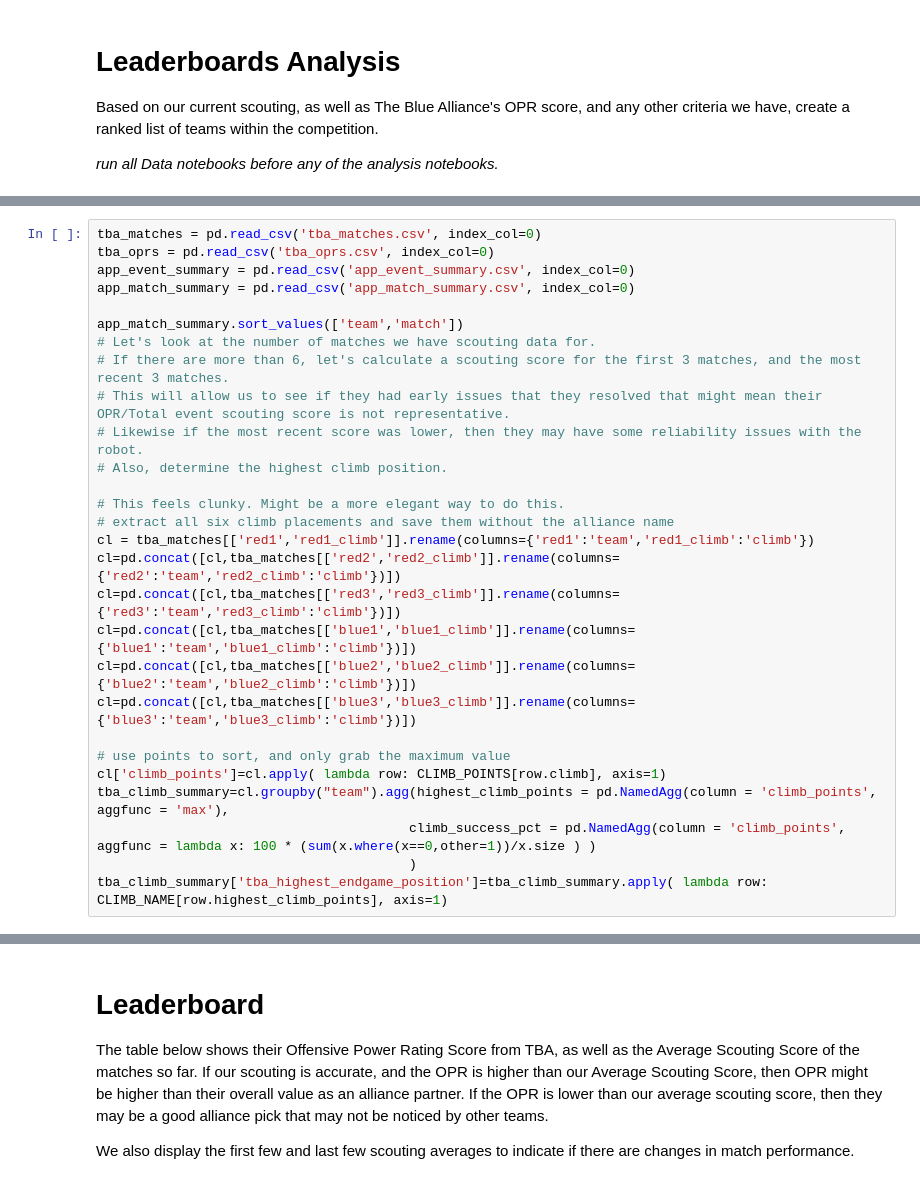
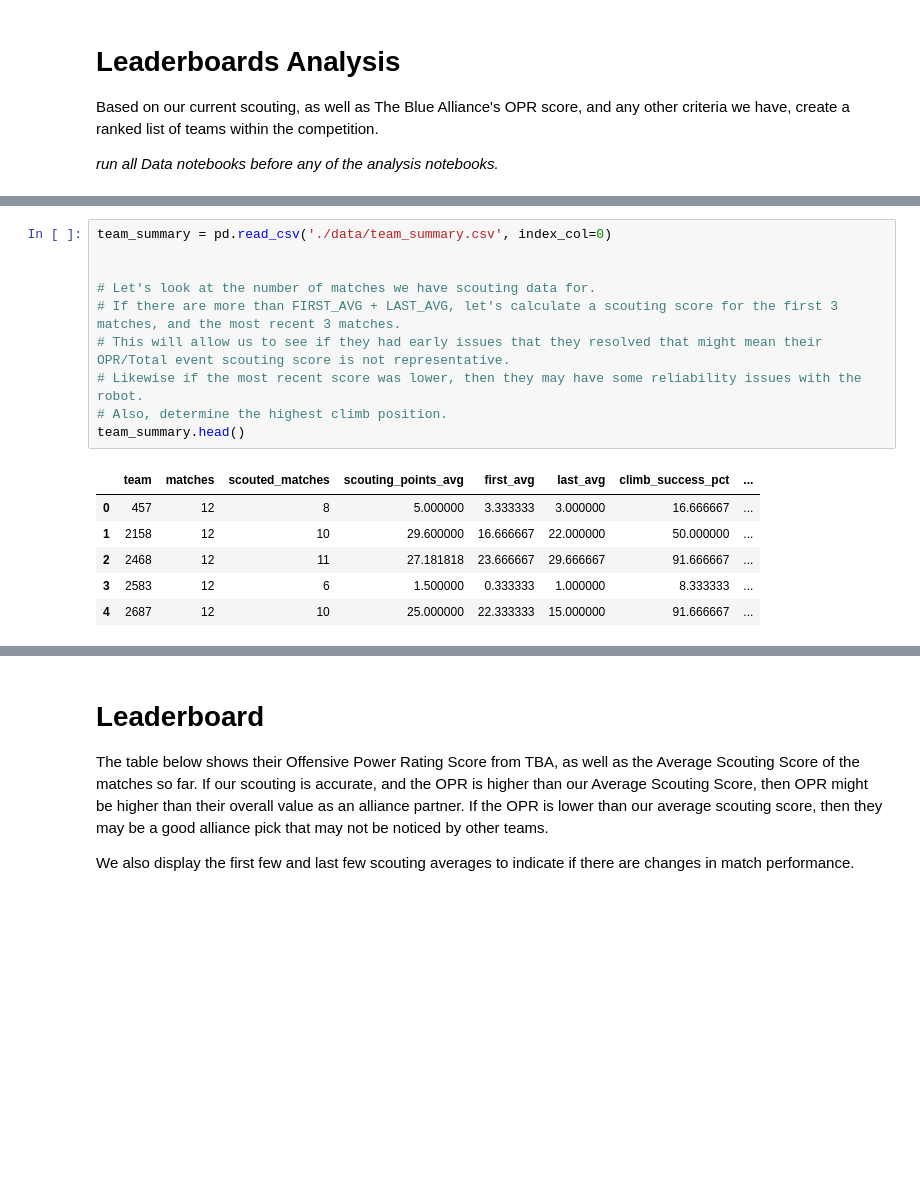
Before and after one commit to caseyjbrotherton/Scouting2022, a Jupyter notebook: Leaderboard_Analysis.ipynb, the cells around one changed output, grey strips where cells are left out. Saved outputs shown, nothing was run; the diff lists cells and outputs as text; blank space fills up the shorter version.

```diff
--- a/Leaderboard_Analysis.ipynb
+++ b/Leaderboard_Analysis.ipynb
@@ -45,31 +28,20 @@ TOTAL_AVG = FIRST_AVG + LAST_AVG
 Loading BokehJS ...
 [interactive output not drawn]
 # %%
-tba_matches = pd.read_csv('tba_matches.csv', index_col=0)
-tba_oprs = pd.read_csv('tba_oprs.csv', index_col=0)
-app_event_summary = pd.read_csv('app_event_summary.csv', index_col=0)
-app_match_summary = pd.read_csv('app_match_summary.csv', index_col=0)
+team_summary = pd.read_csv('./data/team_summary.csv', index_col=0)
 
-app_match_summary.sort_values(['team','match'])
+
 # Let's look at the number of matches we have scouting data for.
-# If there are more than 6, let's calculate a scouting score for the first 3 matches, and the most recent 3 matches.
+# If there are more than FIRST_AVG + LAST_AVG, let's calculate a scouting score for the first 3 matches, and the most recent 3 matches.
 # This will allow us to see if they had early issues that they resolved that might mean their OPR/Total event scouting score is not representative.
 # Likewise if the most recent score was lower, then they may have some reliability issues with the robot.
 # Also, determine the highest climb position.
-
-# This feels clunky. Might be a more elegant way to do this.
-# extract all six climb placements and save them without the alliance name
-cl = tba_matches[['red1','red1_climb']].rename(columns={'red1':'team','red1_climb':'climb'})
-cl=pd.concat([cl,tba_matches[['red2','red2_climb']].rename(columns={'red2':'team','red2_climb':'climb'})])
-cl=pd.concat([cl,tba_matches[['red3','red3_climb']].rename(columns={'red3':'team','red3_climb':'climb'})])
-cl=pd.concat([cl,tba_matches[['blue1','blue1_climb']].rename(columns={'blue1':'team','blue1_climb':'climb'})])
-cl=pd.concat([cl,tba_matches[['blue2','blue2_climb']].rename(columns={'blue2':'team','blue2_climb':'climb'})])
-cl=pd.concat([cl,tba_matches[['blue3','blue3_climb']].rename(columns={'blue3':'team','blue3_climb':'climb'})])
-
-# use points to sort, and only grab the maximum value
-cl['climb_points']=cl.apply( lambda row: CLIMB_POINTS[row.climb], axis=1)
-tba_climb_summary=cl.groupby("team").agg(highest_climb_points = pd.NamedAgg(column = 'climb_points', aggfunc = 'max'),
-                                        climb_success_pct = pd.NamedAgg(column = 'climb_points', aggfunc = lambda x: 100 * (sum(x.where(x==0,other=1))/x.size ) )
-                                        )
-tba_climb_summary['tba_highest_endgame_position']=tba_climb_summary.apply( lambda row: CLIMB_NAME[row.highest_climb_points], axis=1)
+team_summary.head()
+# %% [output]
+|  | team | matches | scouted_matches | scouting_points_avg | first_avg | last_avg | climb_success_pct | ... |
+| 0 | 457 | 12 | 8 | 5.000000 | 3.333333 | 3.000000 | 16.666667 | ... |
+| 1 | 2158 | 12 | 10 | 29.600000 | 16.666667 | 22.000000 | 50.000000 | ... |
+| 2 | 2468 | 12 | 11 | 27.181818 | 23.666667 | 29.666667 | 91.666667 | ... |
+| 3 | 2583 | 12 | 6 | 1.500000 | 0.333333 | 1.000000 | 8.333333 | ... |
+| 4 | 2687 | 12 | 10 | 25.000000 | 22.333333 | 15.000000 | 91.666667 | ... |
 # %%
```
Also changed, not shown: parts of 3 cells of this notebook, 6 other files.
